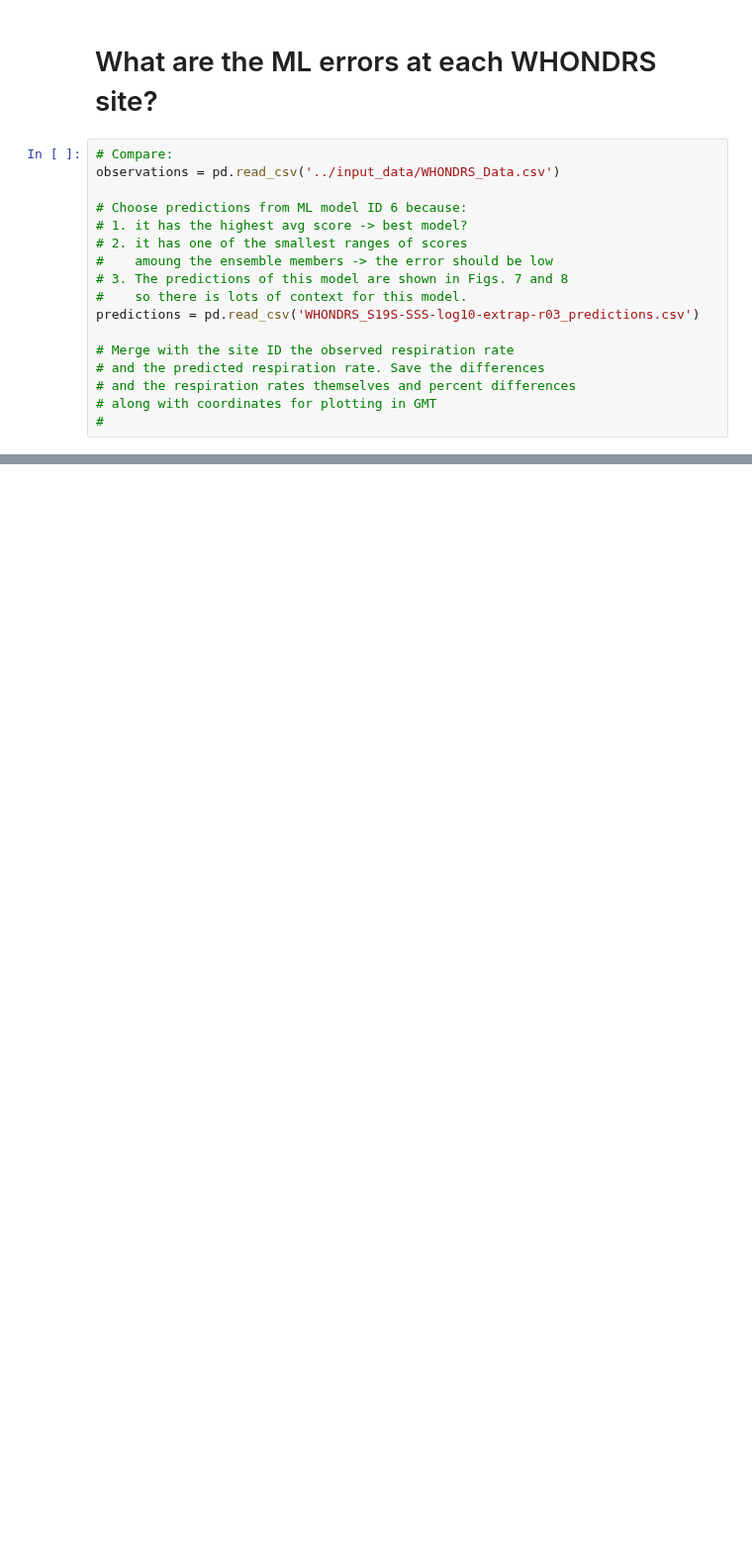
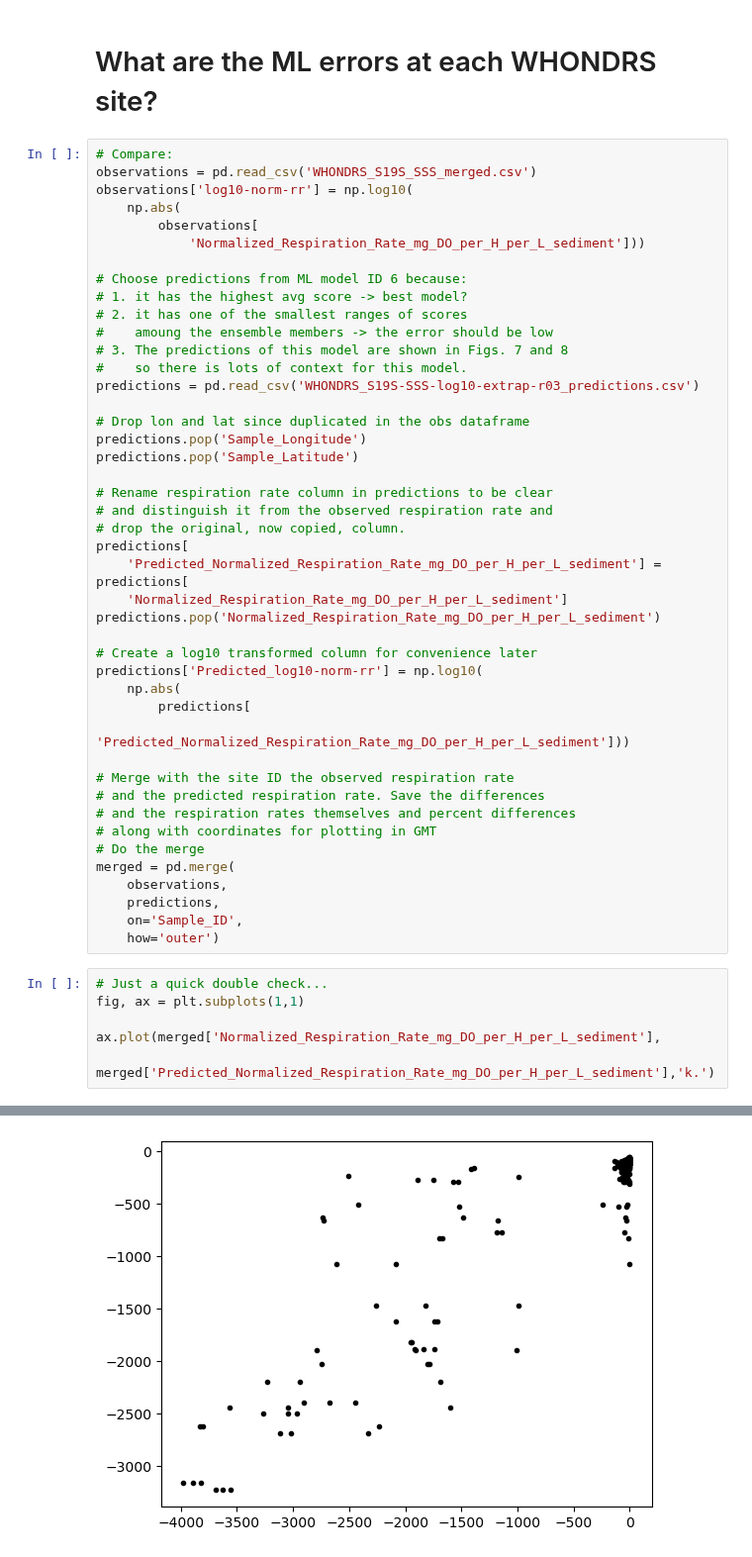
Before and after one commit to parallelworks/sl-archive-whondrs, a Jupyter notebook: examples/fig09_explore_WHONDRS_GLORICH_bias.ipynb, the cells around one changed output, grey strips where cells are left out. Shown at 99% size. Cells and saved outputs as stored; diff of their text form; blank space fills up the shorter version.

Commit message:
First draft of SL error metric constructor, errors for input to GMT plotter

```diff
--- a/examples/fig09_explore_WHONDRS_GLORICH_bias.ipynb
+++ b/examples/fig09_explore_WHONDRS_GLORICH_bias.ipynb
@@ -450,7 +497,11 @@ dtype: float64
 # What are the ML errors at each WHONDRS site?
 # %%
 # Compare:
-observations = pd.read_csv('../input_data/WHONDRS_Data.csv')
+observations = pd.read_csv('WHONDRS_S19S_SSS_merged.csv')
+observations['log10-norm-rr'] = np.log10(
+    np.abs(
+        observations[
+            'Normalized_Respiration_Rate_mg_DO_per_H_per_L_sediment']))
 
 # Choose predictions from ML model ID 6 because:
 # 1. it has the highest avg score -> best model?
@@ -460,8 +511,38 @@ observations = pd.read_csv('../input_data/WHONDRS_Data.csv')
 #    so there is lots of context for this model.
 predictions = pd.read_csv('WHONDRS_S19S-SSS-log10-extrap-r03_predictions.csv')
 
+# Drop lon and lat since duplicated in the obs dataframe
+predictions.pop('Sample_Longitude')
+predictions.pop('Sample_Latitude')
+
+# Rename respiration rate column in predictions to be clear
+# and distinguish it from the observed respiration rate and
+# drop the original, now copied, column.
+predictions[
+    'Predicted_Normalized_Respiration_Rate_mg_DO_per_H_per_L_sediment'] = predictions[
+    'Normalized_Respiration_Rate_mg_DO_per_H_per_L_sediment']
+predictions.pop('Normalized_Respiration_Rate_mg_DO_per_H_per_L_sediment')
+
+# Create a log10 transformed column for convenience later
+predictions['Predicted_log10-norm-rr'] = np.log10(
+    np.abs(
+        predictions[
+            'Predicted_Normalized_Respiration_Rate_mg_DO_per_H_per_L_sediment']))
+
 # Merge with the site ID the observed respiration rate
 # and the predicted respiration rate. Save the differences
 # and the respiration rates themselves and percent differences
 # along with coordinates for plotting in GMT
-#
+# Do the merge
+merged = pd.merge(
+    observations,
+    predictions,
+    on='Sample_ID',
+    how='outer')
+# %%
+# Just a quick double check...
+fig, ax = plt.subplots(1,1)
+
+ax.plot(merged['Normalized_Respiration_Rate_mg_DO_per_H_per_L_sediment'],
+        merged['Predicted_Normalized_Respiration_Rate_mg_DO_per_H_per_L_sediment'],'k.')
+# %% [output]
@@ -467,0 +550 @@ predictions = pd.read_csv('WHONDRS_S19S-SSS-log10-extrap-r03_predictions.csv')
+[figure, added]
```
Also changed, not shown: parts of 16 cells of this notebook, 1 other file.
